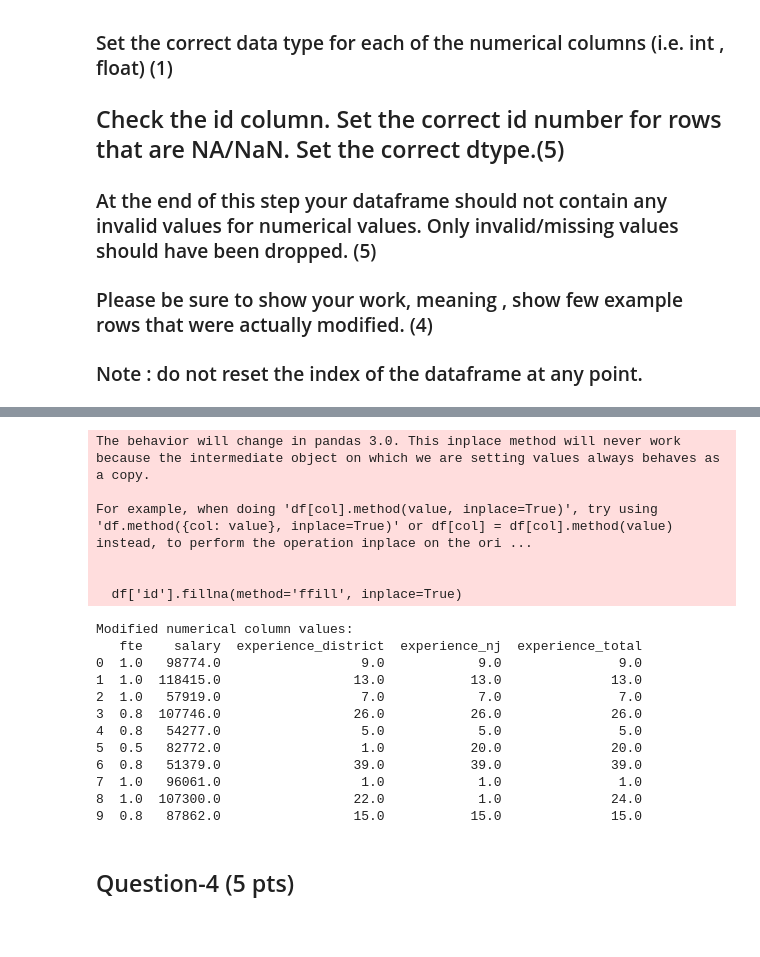
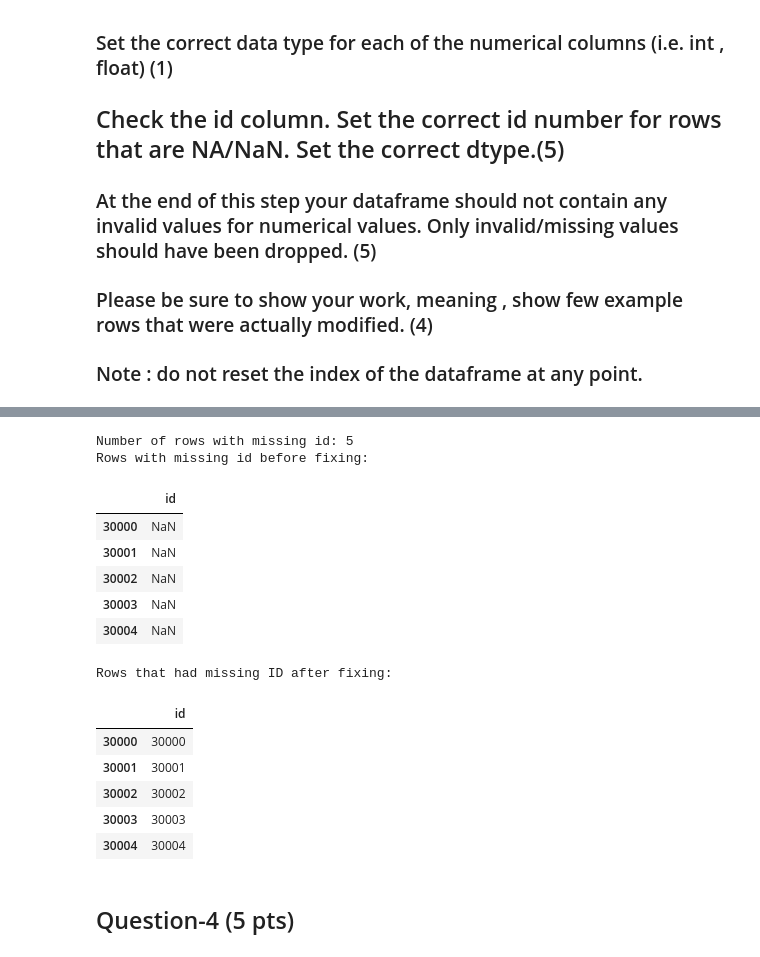
Before and after one commit to alexlford/VS-Code, a Jupyter notebook: pset4/PSET-4 - Managing Data Excercise 2.ipynb, the cells around one changed output, grey strips where cells are left out. Drawn from its saved outputs; the diff is of its cells as text; code cells hidden in the pictures; blank space fills up the shorter version.

```diff
--- a/pset4/PSET-4 - Managing Data Excercise 2.ipynb
+++ b/pset4/PSET-4 - Managing Data Excercise 2.ipynb
@@ -107,53 +122,45 @@ df.dropna(subset=num_cols, inplace=True)
 # %%
-int_cols = ["experience_district", "experience_nj", "experience_total"]
-for col in int_cols:
-    df[col] = df[col].astype(str).str.strip()  # remove spaces
-
-# convert to numeric
-df[int_cols] = df[int_cols].apply(pd.to_numeric)
-
-# convert to integer
-df[int_cols] = df[int_cols].astype(int)
+df["experience_total"] = df["experience_total"].astype(int)
+df["experience_district"] = df["experience_district"].astype(int)
+df["experience_nj"] = df["experience_nj"].astype(int)
+df["salary"] = df["salary"].astype(float)
+df["fte"] = df["fte"].astype(float)
 # %%
-float_cols = ["fte", "salary"]
-for col in float_cols:
-    df[col] = df[col].astype(str).str.strip()  # remove spaces
+missing_id = df["id"].isna()
+print("Number of rows with missing id:", missing_id.sum())
 
-# convert to numeric
-df[int_cols] = df[int_cols].apply(pd.to_numeric)
-
-# convert to float
-df[int_cols] = df[int_cols].astype(float)
+if missing_id.sum() > 0:
+    print("Rows with missing id before fixing:")
+    display(df.loc[missing_id, ["id"]].head(5))
+# %% [output]
+Number of rows with missing id: 5
+Rows with missing id before fixing:
+|  | id |
+| 30000 | NaN |
+| 30001 | NaN |
+| 30002 | NaN |
+| 30003 | NaN |
+| 30004 | NaN |
 # %%
-# drop rows with NaN values in numerical columns
-df.dropna(subset=num_cols, inplace=True)
-
-# id column
-df['id'].fillna(method='ffill', inplace=True)
-df['id'] = df['id'].astype(int)
+missing_ids = df.index[df["id"].isna()].tolist()
+for x in missing_ids:
+    # Identify the row above
+    x_above = x - 1
+    id_above = df.at[x_above, "id"]
+    df.at[x, "id"] = int(id_above + 1)
-# %% [output]
-The behavior will change in pandas 3.0. This inplace method will never work because the intermediate object on which we are setting values always behaves as a copy.
-
-For example, when doing 'df[col].method(value, inplace=True)', try using 'df.method({col: value}, inplace=True)' or df[col] = df[col].method(value) instead, to perform the operation inplace on the ori ...
-
-
-  df['id'].fillna(method='ffill', inplace=True)
 # %%
-print("Modified numerical column values:")
-print(df[num_cols].head(10))
+df["id"] = df["id"].astype(int)
+print("Rows that had missing ID after fixing:")
+fixed_ids = [x for x in missing_ids if x in df.index]
+display(df.loc[fixed_ids, ["id"]].head(5))
 # %% [output]
-Modified numerical column values:
-   fte    salary  experience_district  experience_nj  experience_total
-0  1.0   98774.0                  9.0            9.0               9.0
-1  1.0  118415.0                 13.0           13.0              13.0
-2  1.0   57919.0                  7.0            7.0               7.0
-3  0.8  107746.0                 26.0           26.0              26.0
-4  0.8   54277.0                  5.0            5.0               5.0
-5  0.5   82772.0                  1.0           20.0              20.0
-6  0.8   51379.0                 39.0           39.0              39.0
-7  1.0   96061.0                  1.0            1.0               1.0
-8  1.0  107300.0                 22.0            1.0              24.0
-9  0.8   87862.0                 15.0           15.0              15.0
+Rows that had missing ID after fixing:
+|  | id |
+| 30000 | 30000 |
+| 30001 | 30001 |
+| 30002 | 30002 |
+| 30003 | 30003 |
+| 30004 | 30004 |
 # %% [markdown]
 ## Question-4 (5 pts)
 # %% [markdown]
```
Also changed, not shown: parts of 13 cells of this notebook, 1 other file.
